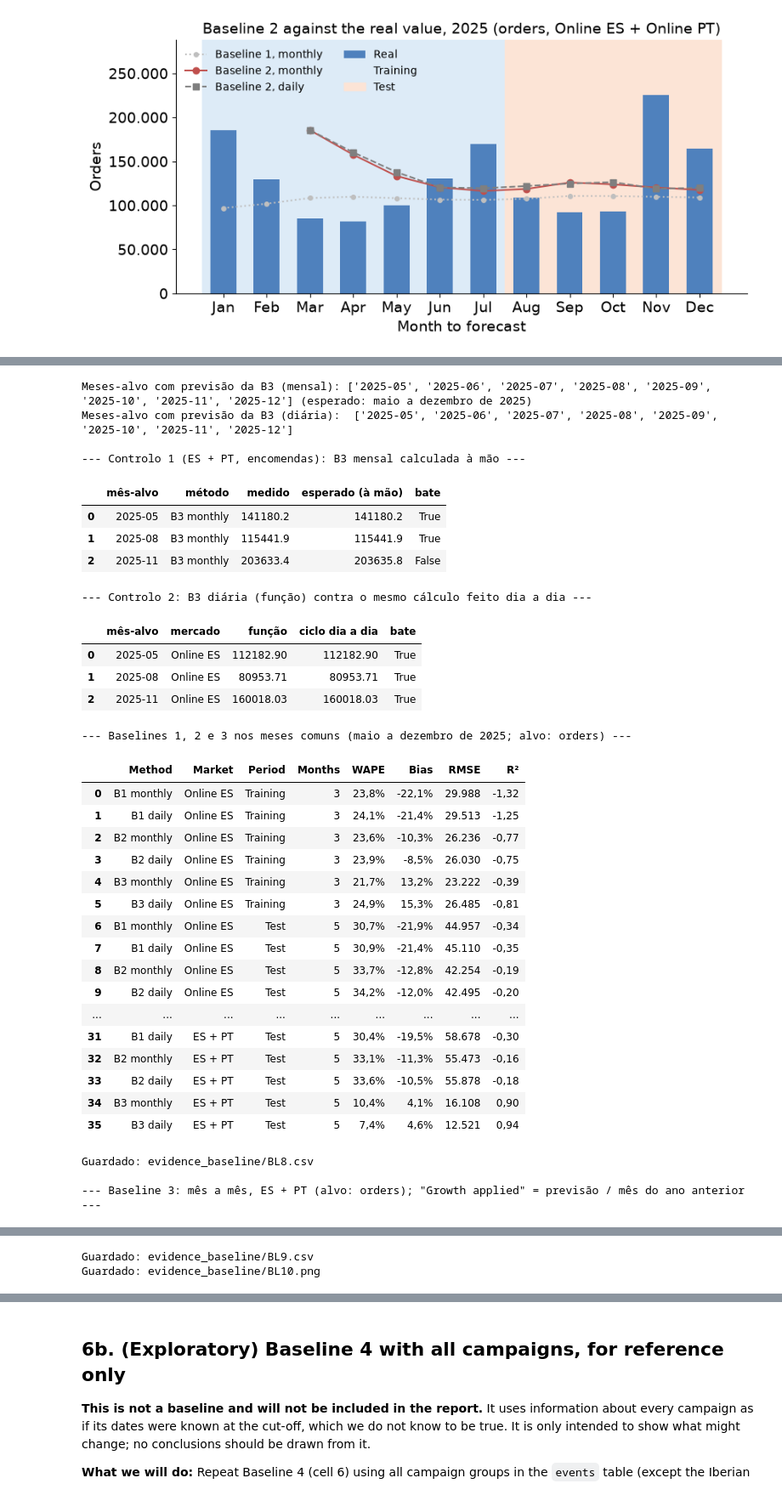
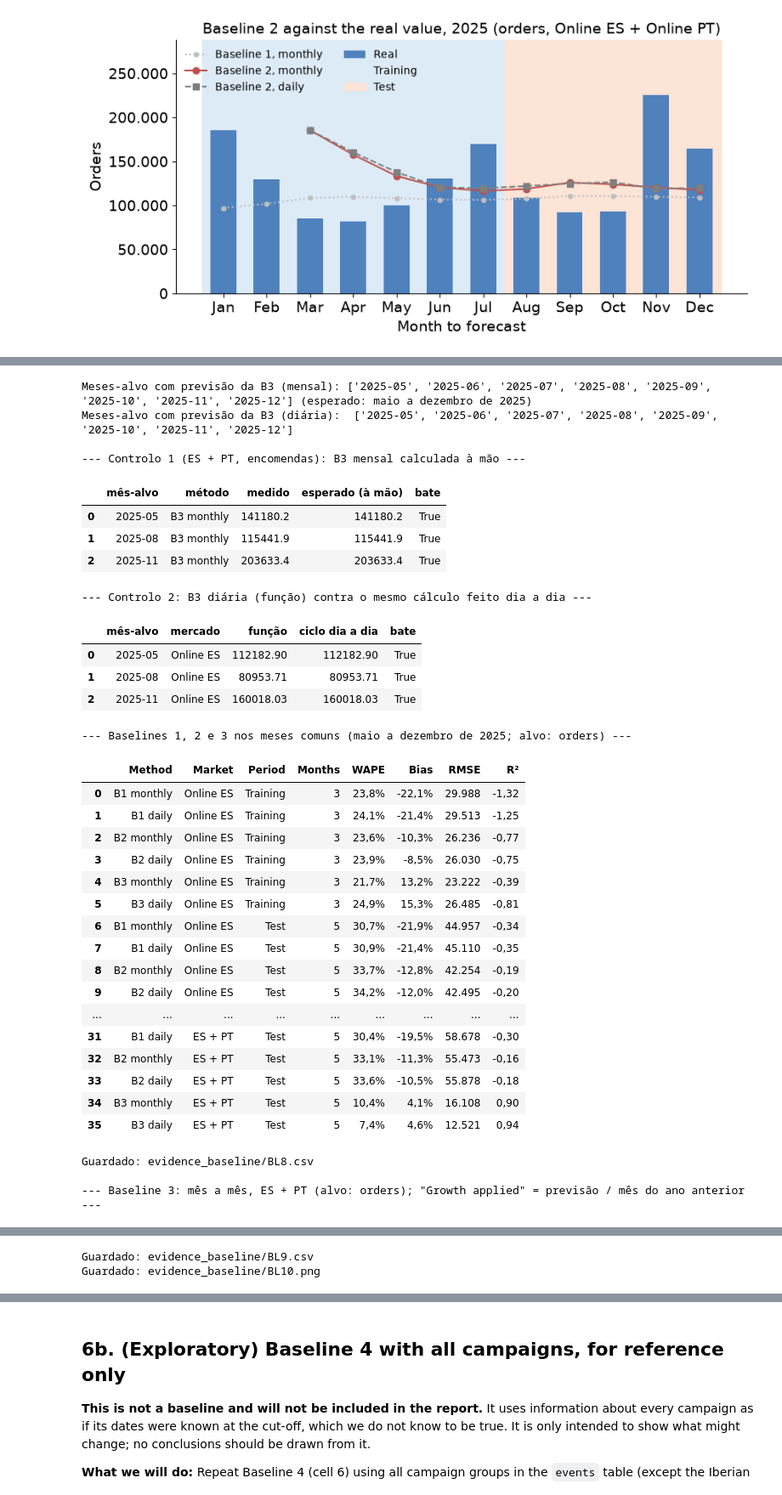
Before and after one commit to NathanAtaide/CASPTONE, a Jupyter notebook: notebooks/Baseline_Models_EN.ipynb, the cells around one changed output, grey strips where cells are left out. Shown at 85% size. Cells and saved outputs as stored; diff of their text form; code cells hidden in the pictures.

```diff
--- a/notebooks/Baseline_Models_EN.ipynb
+++ b/notebooks/Baseline_Models_EN.ipynb
@@ -876,7 +864,7 @@ print('Meses-alvo com previsão da B3 (diária): ', [str(m) for m in sorted(set(
 
 # ---------- controlo 1: valores calculados à mão (ES + PT, encomendas; cada mercado com o seu crescimento) ----------
 tot_b3 = fc_b3.groupby(['method', 'month'])['forecast'].sum().unstack('method')
-ctrl = [('2025-05', 141180.2), ('2025-08', 115441.9), ('2025-11', 203635.8)]
+ctrl = [('2025-05', 141180.2), ('2025-08', 115441.9), ('2025-11', 203633.4)]
 if TARGET == 'orders':
     ck = pd.DataFrame([{'mês-alvo': mth, 'método': 'B3 monthly', 'medido': round(tot_b3.loc[pd.Period(mth, 'M'), 'B3 monthly'], 1),
                         'esperado (à mão)': exp, 'bate': abs(tot_b3.loc[pd.Period(mth, 'M'), 'B3 monthly'] - exp) < 1.0}
@@ -948,34 +936,34 @@ save_table(bl9, 'BL9', f'Baseline 3: real value and forecast by month, Online ES
 x = list(range(len(tab)))
 fig, ax = plt.subplots()
 ax.axvspan(-0.5, 6.5, color='#DDEBF7'); ax.axvspan(6.5, 11.5, color='#FCE4D6')       # treino e teste
 ax.bar(x, tab['Real'], color='#4F81BD', width=0.6, label='Real')
 ax.plot(x, tab['B1 monthly'], color='#BFBFBF', linestyle=':', marker='o', markersize=4, label='Baseline 1, monthly')
 ax.plot(x, tab['B3 monthly'], color='#C0504D', marker='o', label='Baseline 3, monthly')   # NaN antes de maio: a linha começa em maio
 ax.plot(x, tab['B3 daily'], color='#7F7F7F', marker='s', linestyle='--', label='Baseline 3, daily')
 ax.set_xticks(x); ax.set_xticklabels([m.strftime('%b') for m in tab.index])
 ax.set_title(f'Baseline 3 against the real value, 2025 ({TARGET}, Online ES + Online PT)', fontsize=14)
 ax.set_xlabel('Month to forecast'); ax.set_ylabel(TARGET.replace('_', ' ').capitalize())
 ax.yaxis.set_major_formatter(FuncFormatter(lambda v, _: fmt(int(v))))
 top = np.nanmax(tab[['Real', 'B1 monthly', 'B3 monthly', 'B3 daily']].to_numpy(dtype=float))
 ax.set_ylim(0, top * 1.28)
 handles, labels = ax.get_legend_handles_labels()
 handles += [Patch(color='#DDEBF7', label='Training'), Patch(color='#FCE4D6', label='Test')]
 ax.legend(handles=handles, frameon=False, ncol=2, loc='upper left', fontsize=10)
 fig.tight_layout()
 save_fig(fig, 'BL10', f'Baseline 3 against the real value by month, 2025 (target: {TARGET})', 'whole table')
 plt.show()
 
 # Eficiência: 24 filtros O(d) à tabela diária (d = 731) por método; a B3 diária acrescenta uma série indexada por dia,
 # O(d) em tempo e espaço, por mês-alvo e mercado; as comparações e tabelas são O(12).
 # %% [output]
 Meses-alvo com previsão da B3 (mensal): ['2025-05', '2025-06', '2025-07', '2025-08', '2025-09', '2025-10', '2025-11', '2025-12'] (esperado: maio a dezembro de 2025)
 Meses-alvo com previsão da B3 (diária):  ['2025-05', '2025-06', '2025-07', '2025-08', '2025-09', '2025-10', '2025-11', '2025-12']
 
 --- Controlo 1 (ES + PT, encomendas): B3 mensal calculada à mão ---
 |  | mês-alvo | método | medido | esperado (à mão) | bate |
 | 0 | 2025-05 | B3 monthly | 141180.2 | 141180.2 | True |
 | 1 | 2025-08 | B3 monthly | 115441.9 | 115441.9 | True |
-| 2 | 2025-11 | B3 monthly | 203633.4 | 203635.8 | False |
+| 2 | 2025-11 | B3 monthly | 203633.4 | 203633.4 | True |
 --- Controlo 2: B3 diária (função) contra o mesmo cálculo feito dia a dia ---
 |  | mês-alvo | mercado | função | ciclo dia a dia | bate |
 | 0 | 2025-05 | Online ES | 112182.90 | 112182.90 | True |
```
Also changed, not shown: parts of 27 cells of this notebook, 32 other files.
